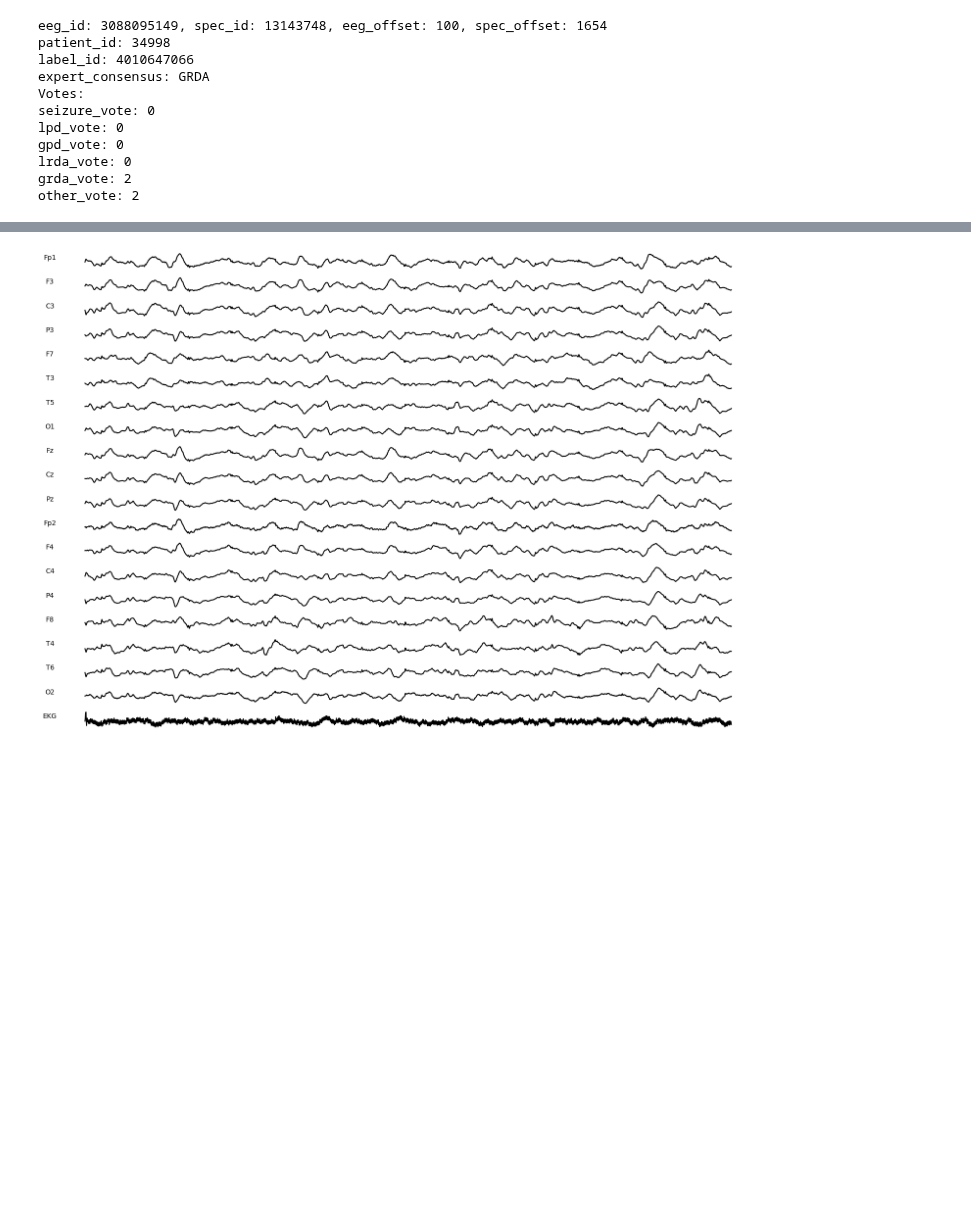
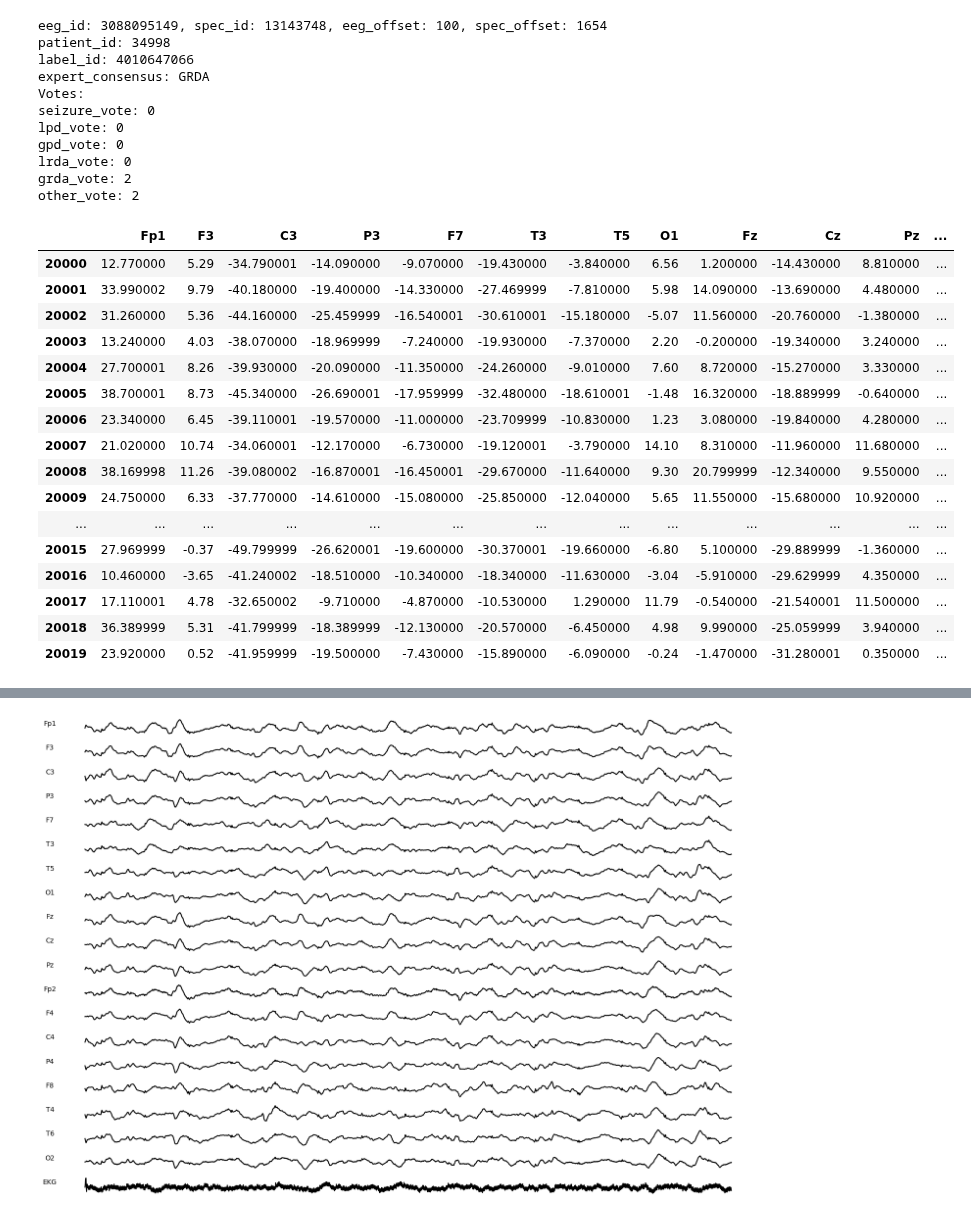
Before and after one commit to AzimuthLI/kaggle_hms, a Jupyter notebook: notebooks/EDA.ipynb, the cells around one changed output, grey strips where cells are left out. Saved outputs shown, nothing was run; the diff lists cells and outputs as text; code cells hidden in the pictures; blank space fills up the shorter version.

```diff
--- a/notebooks/EDA.ipynb
+++ b/notebooks/EDA.ipynb
@@ -133,3 +133,23 @@ gpd_vote: 0
 lrda_vote: 0
 grda_vote: 2
 other_vote: 2
+# %%
+df_eeg.head(20)
+# %% [output]
+|  | Fp1 | F3 | C3 | P3 | F7 | T3 | T5 | O1 | Fz | Cz | Pz | ... |
+| 20000 | 12.770000 | 5.29 | -34.790001 | -14.090000 | -9.070000 | -19.430000 | -3.840000 | 6.56 | 1.200000 | -14.430000 | 8.810000 | ... |
+| 20001 | 33.990002 | 9.79 | -40.180000 | -19.400000 | -14.330000 | -27.469999 | -7.810000 | 5.98 | 14.090000 | -13.690000 | 4.480000 | ... |
+| 20002 | 31.260000 | 5.36 | -44.160000 | -25.459999 | -16.540001 | -30.610001 | -15.180000 | -5.07 | 11.560000 | -20.760000 | -1.380000 | ... |
+| 20003 | 13.240000 | 4.03 | -38.070000 | -18.969999 | -7.240000 | -19.930000 | -7.370000 | 2.20 | -0.200000 | -19.340000 | 3.240000 | ... |
+| 20004 | 27.700001 | 8.26 | -39.930000 | -20.090000 | -11.350000 | -24.260000 | -9.010000 | 7.60 | 8.720000 | -15.270000 | 3.330000 | ... |
+| 20005 | 38.700001 | 8.73 | -45.340000 | -26.690001 | -17.959999 | -32.480000 | -18.610001 | -1.48 | 16.320000 | -18.889999 | -0.640000 | ... |
+| 20006 | 23.340000 | 6.45 | -39.110001 | -19.570000 | -11.000000 | -23.709999 | -10.830000 | 1.23 | 3.080000 | -19.840000 | 4.280000 | ... |
+| 20007 | 21.020000 | 10.74 | -34.060001 | -12.170000 | -6.730000 | -19.120001 | -3.790000 | 14.10 | 8.310000 | -11.960000 | 11.680000 | ... |
+| 20008 | 38.169998 | 11.26 | -39.080002 | -16.870001 | -16.450001 | -29.670000 | -11.640000 | 9.30 | 20.799999 | -12.340000 | 9.550000 | ... |
+| 20009 | 24.750000 | 6.33 | -37.770000 | -14.610000 | -15.080000 | -25.850000 | -12.040000 | 5.65 | 11.550000 | -15.680000 | 10.920000 | ... |
+| ... | ... | ... | ... | ... | ... | ... | ... | ... | ... | ... | ... | ... |
+| 20015 | 27.969999 | -0.37 | -49.799999 | -26.620001 | -19.600000 | -30.370001 | -19.660000 | -6.80 | 5.100000 | -29.889999 | -1.360000 | ... |
+| 20016 | 10.460000 | -3.65 | -41.240002 | -18.510000 | -10.340000 | -18.340000 | -11.630000 | -3.04 | -5.910000 | -29.629999 | 4.350000 | ... |
+| 20017 | 17.110001 | 4.78 | -32.650002 | -9.710000 | -4.870000 | -10.530000 | 1.290000 | 11.79 | -0.540000 | -21.540001 | 11.500000 | ... |
+| 20018 | 36.389999 | 5.31 | -41.799999 | -18.389999 | -12.130000 | -20.570000 | -6.450000 | 4.98 | 9.990000 | -25.059999 | 3.940000 | ... |
+| 20019 | 23.920000 | 0.52 | -41.959999 | -19.500000 | -7.430000 | -15.890000 | -6.090000 | -0.24 | -1.470000 | -31.280001 | 0.350000 | ... |
```
Also changed, not shown: parts of 1 cell of this notebook, 6 other files.
